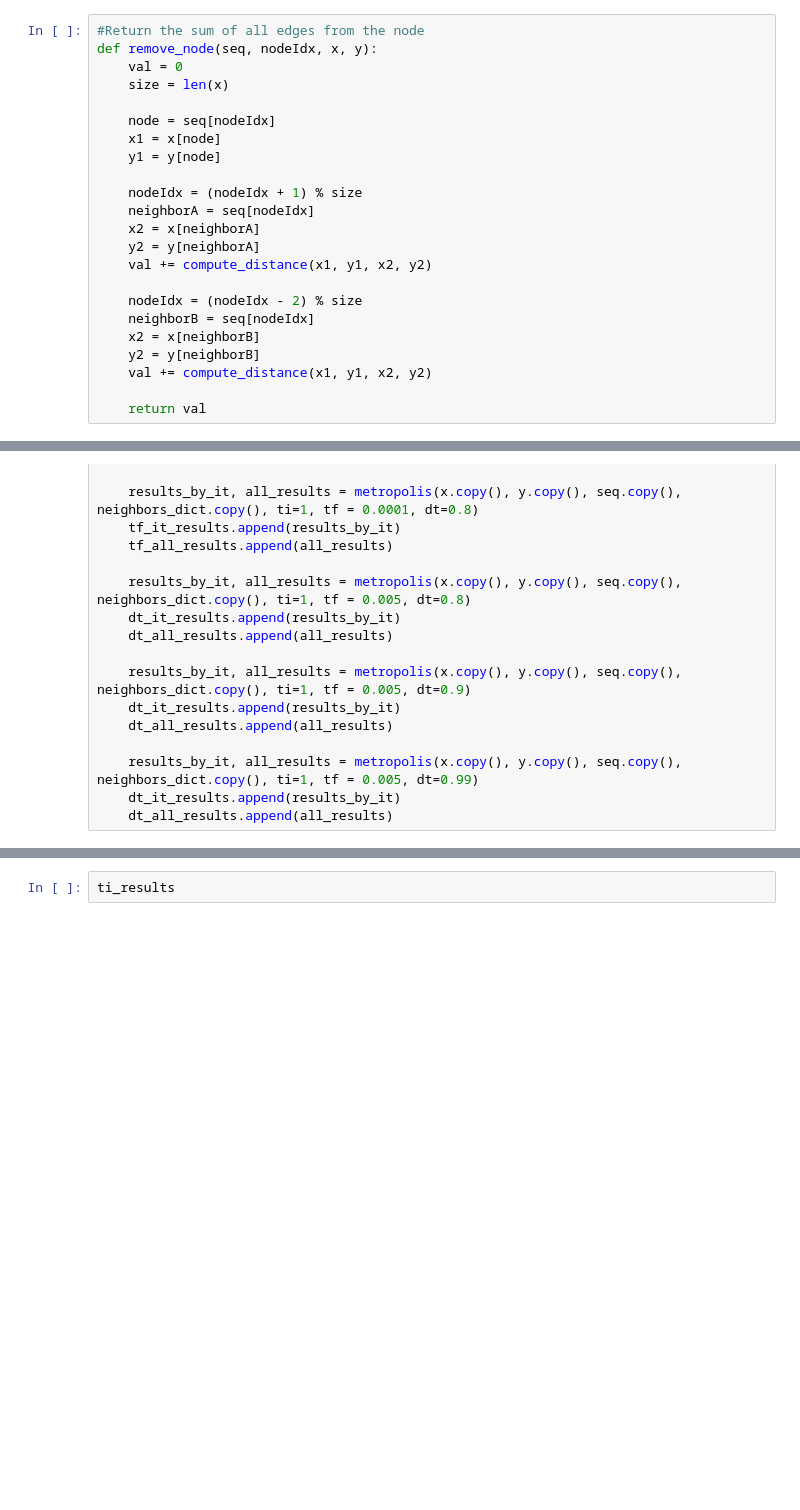
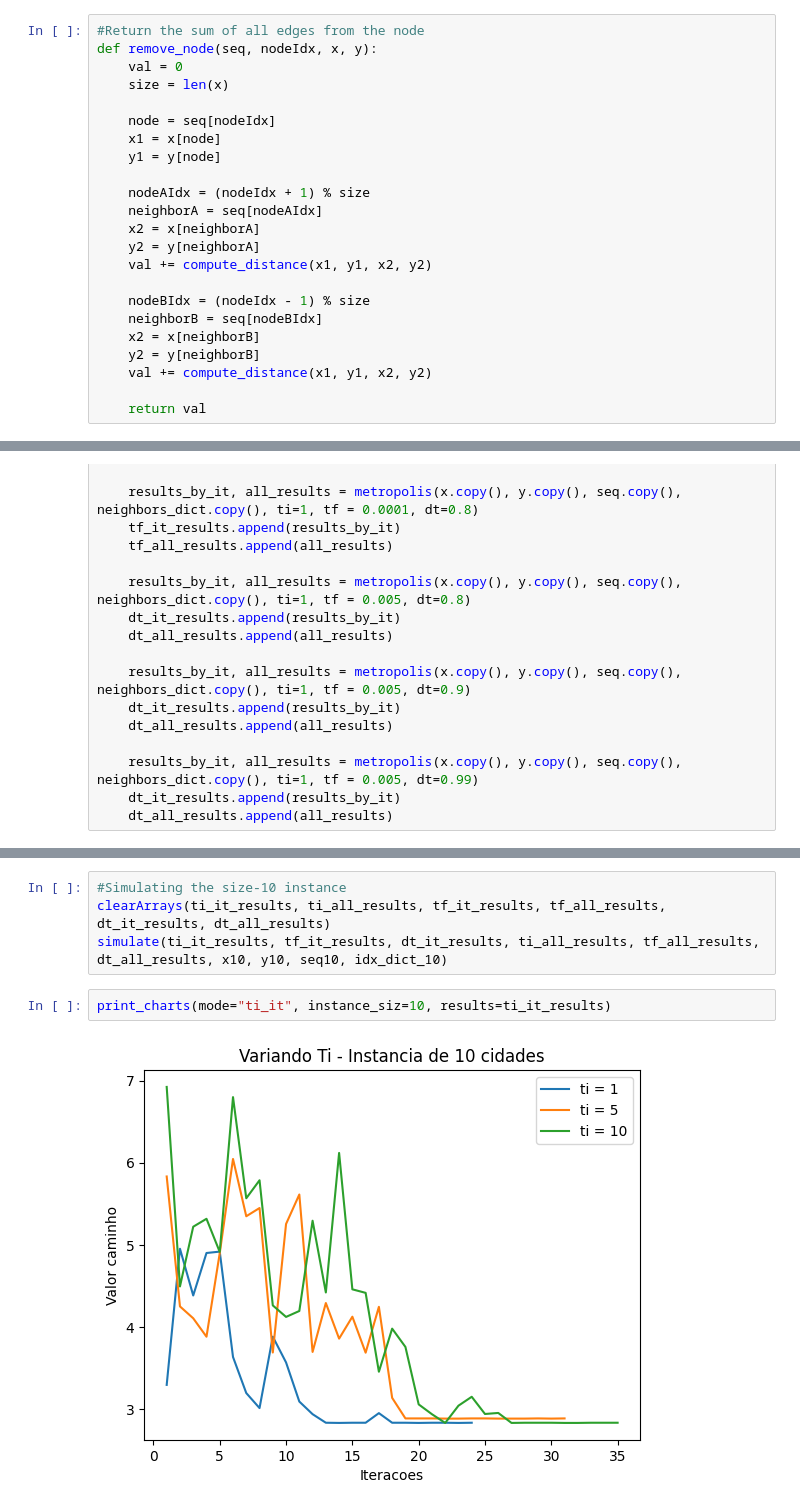
Before and after one commit to JoaoP-Silva/IFEC-repo, a Jupyter notebook: TSP/TSP.ipynb, the cells around one changed output, grey strips where cells are left out. Drawn from its saved outputs; the diff is of its cells as text; blank space fills up the shorter version.

```diff
--- a/TSP/TSP.ipynb
+++ b/TSP/TSP.ipynb
@@ -61,14 +61,14 @@ def remove_node(seq, nodeIdx, x, y):
     x1 = x[node]
     y1 = y[node]
 
-    nodeIdx = (nodeIdx + 1) % size
-    neighborA = seq[nodeIdx]
+    nodeAIdx = (nodeIdx + 1) % size
+    neighborA = seq[nodeAIdx]
     x2 = x[neighborA]
     y2 = y[neighborA]
     val += compute_distance(x1, y1, x2, y2)
 
-    nodeIdx = (nodeIdx - 2) % size
-    neighborB = seq[nodeIdx]
+    nodeBIdx = (nodeIdx - 1) % size
+    neighborB = seq[nodeBIdx]
     x2 = x[neighborB]
     y2 = y[neighborB]
     val += compute_distance(x1, y1, x2, y2)
@@ -321,5 +398,11 @@ simulate(ti_it_results, tf_it_results, dt_it_results, ti_all_results, tf_all_res
-# %%
-ti_results
+# %%
+#Simulating the size-10 instance
+clearArrays(ti_it_results, ti_all_results, tf_it_results, tf_all_results, dt_it_results, dt_all_results)
+simulate(ti_it_results, tf_it_results, dt_it_results, ti_all_results, tf_all_results, dt_all_results, x10, y10, seq10, idx_dict_10)
+# %%
+print_charts(mode="ti_it", instance_siz=10, results=ti_it_results)
+# %% [output]
+[figure, added]
 # %%
 print_charts(mode="ti_all", instance_siz=10, results=ti_all_results)
 # %% [output]
```
Also changed, not shown: parts of 43 cells of this notebook.
